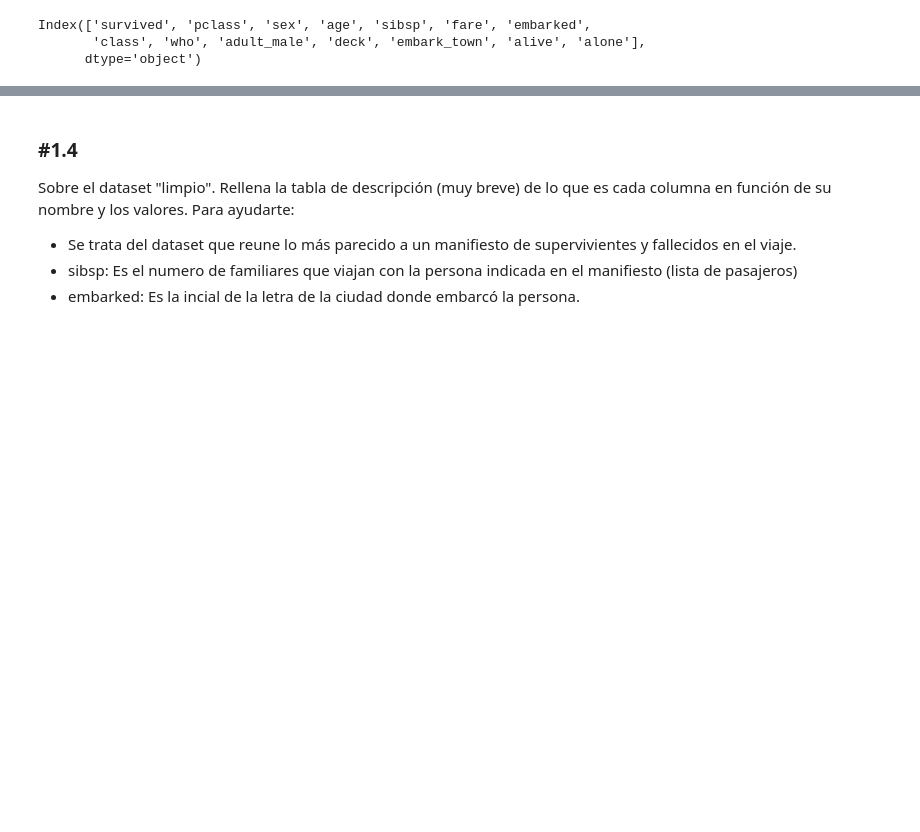
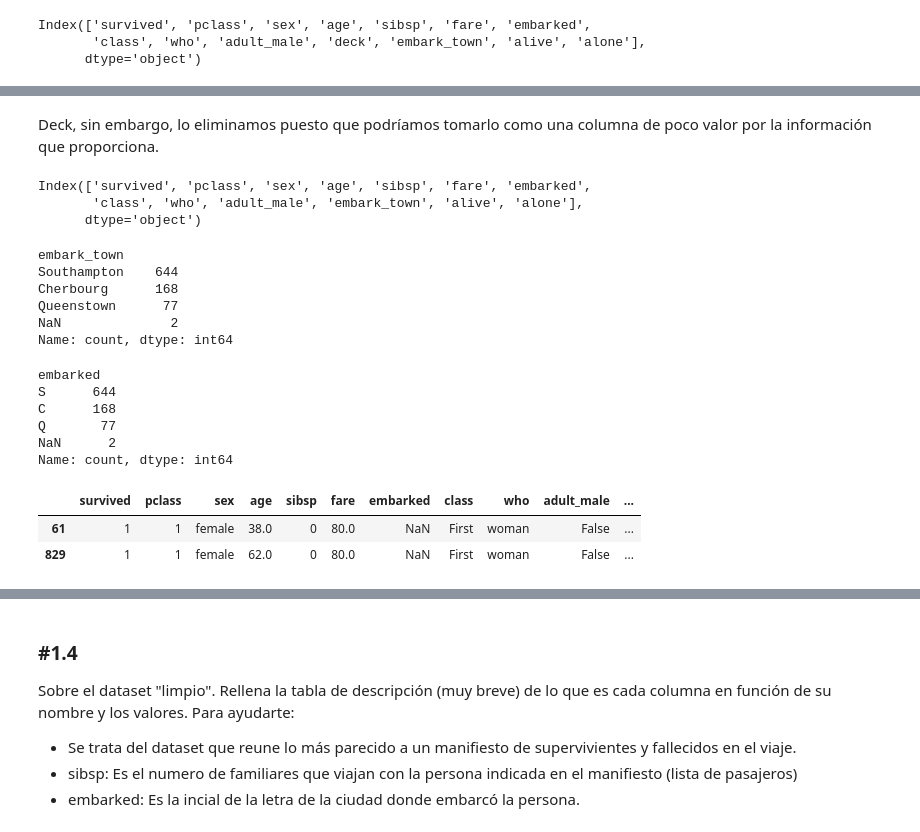
Before and after one commit to JPG250493/Repo-Ejercicios-Jesus, a Jupyter notebook: 03_Data_Analysis/Sprint_07/Unidad_01_Estadistica_Descriptiva_Univariante/03_Practica_Obligatoria/18_Practica_Obligatoria_Univariante.ipynb, the cells around one changed output, grey strips where cells are left out. Cells and saved outputs as stored; diff of their text form; code cells hidden in the pictures; blank space fills up the shorter version.

```diff
--- a/03_Data_Analysis/Sprint_07/Unidad_01_Estadistica_Descriptiva_Univariante/03_Practica_Obligatoria/18_Practica_Obligatoria_Univariante.ipynb
+++ b/03_Data_Analysis/Sprint_07/Unidad_01_Estadistica_Descriptiva_Univariante/03_Practica_Obligatoria/18_Practica_Obligatoria_Univariante.ipynb
@@ -103,0 +119,2 @@ Index(['survived', 'pclass', 'sex', 'age', 'sibsp', 'fare', 'embarked',
+# %% [markdown]
+Deck, sin embargo, lo eliminamos puesto que podríamos tomarlo como una columna de poco valor por la información que proporciona.
@@ -103,0 +123,31 @@ Index(['survived', 'pclass', 'sex', 'age', 'sibsp', 'fare', 'embarked',
+# %%
+df_titanic.columns
+# %% [output]
+Index(['survived', 'pclass', 'sex', 'age', 'sibsp', 'fare', 'embarked',
+       'class', 'who', 'adult_male', 'embark_town', 'alive', 'alone'],
+      dtype='object')
+# %%
+df_titanic["embark_town"].value_counts(dropna=False)
+# %% [output]
+embark_town
+Southampton    644
+Cherbourg      168
+Queenstown      77
+NaN              2
+Name: count, dtype: int64
+# %%
+df_titanic["embarked"].value_counts(dropna = False)
+# %% [output]
+embarked
+S      644
+C      168
+Q       77
+NaN      2
+Name: count, dtype: int64
+# %%
+df_titanic[df_titanic["embark_town"].isna()]
+#así podemos verificar cuáles son aquellos valores no nulos donde coinciden
+# %% [output]
+|  | survived | pclass | sex | age | sibsp | fare | embarked | class | who | adult_male | ... |
+| 61 | 1 | 1 | female | 38.0 | 0 | 80.0 | NaN | First | woman | False | ... |
+| 829 | 1 | 1 | female | 62.0 | 0 | 80.0 | NaN | First | woman | False | ... |
```
Also changed, not shown: parts of 17 cells of this notebook.
